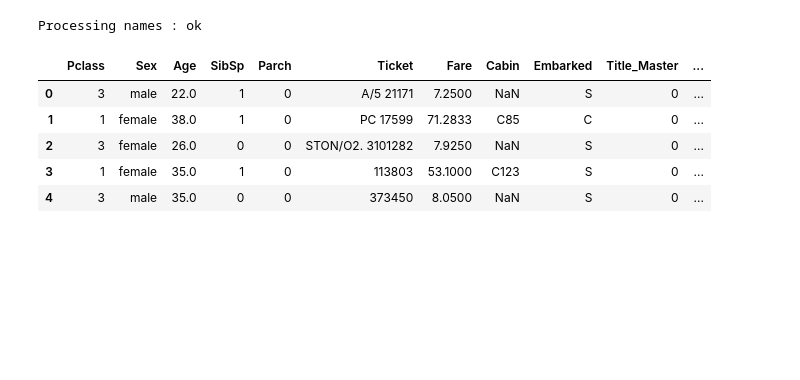
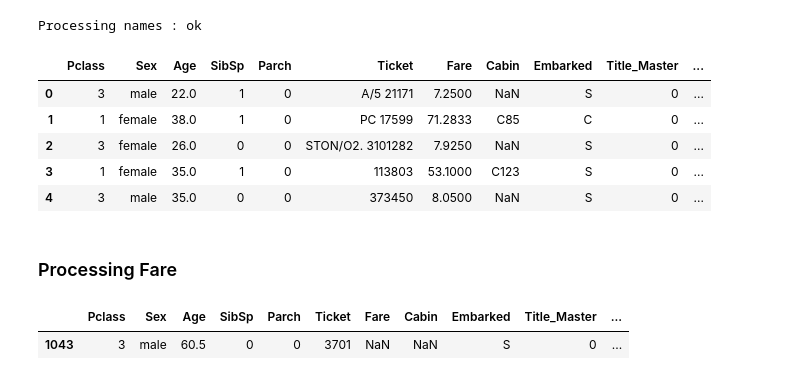
Before and after one commit to btroy94402/kaggle_titanic_project, a Jupyter notebook: titanic_sandbox.ipynb, the cells around one changed output. Drawn from its saved outputs; the diff is of its cells as text; code cells hidden in the pictures; blank space fills up the shorter version.

```diff
--- a/titanic_sandbox.ipynb
+++ b/titanic_sandbox.ipynb
@@ -396,0 +399,9 @@ Processing names : ok
+# %% [markdown]
+### Processing Fare
+# %%
+#check for missing Fare values
+combined[combined.Fare.isna()==True]
+#There is one missing Fare in the dataset
+# %% [output]
+|  | Pclass | Sex | Age | SibSp | Parch | Ticket | Fare | Cabin | Embarked | Title_Master | ... |
+| 1043 | 3 | male | 60.5 | 0 | 0 | 3701 | NaN | NaN | S | 0 | ... |
```
Also changed, not shown: parts of 30 cells of this notebook.
